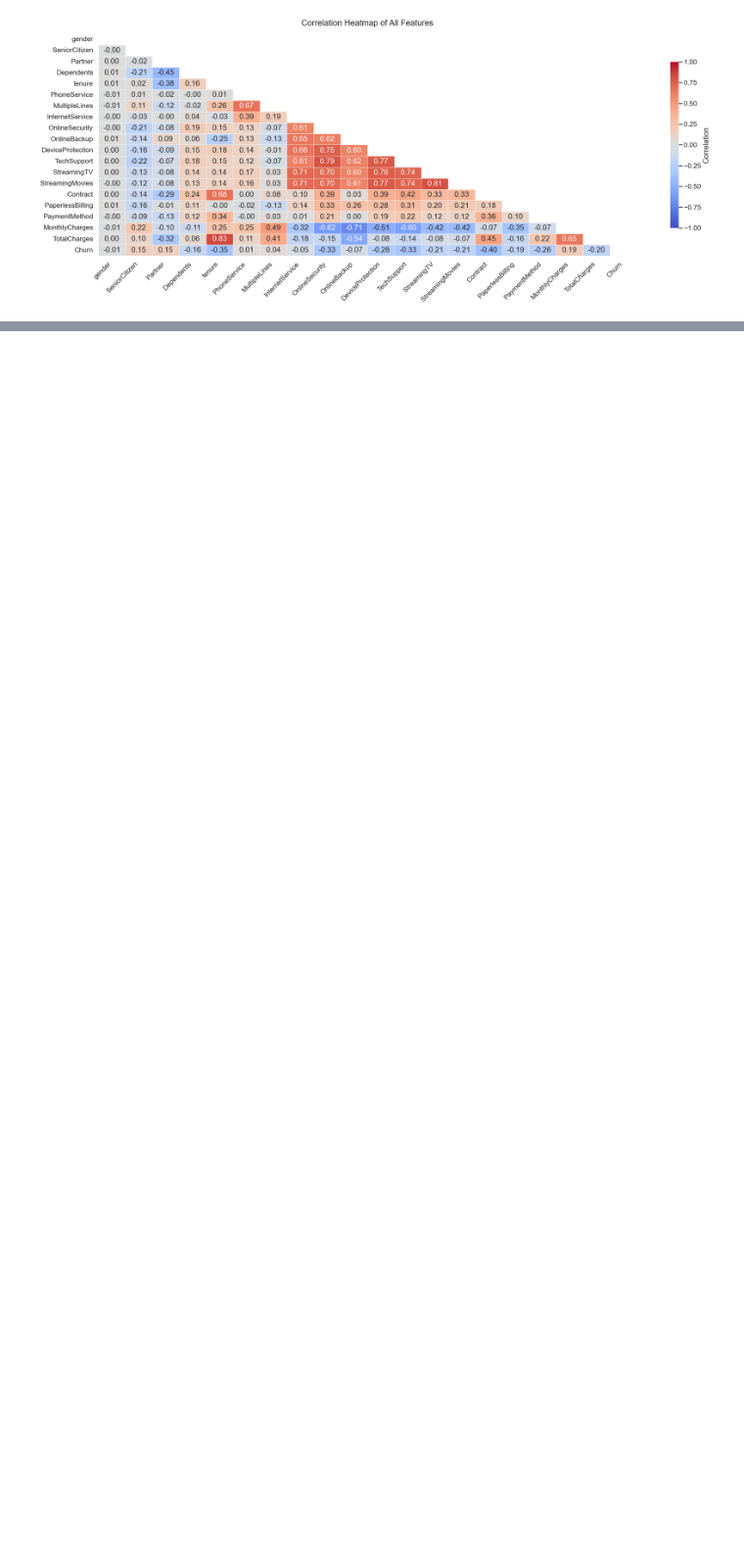
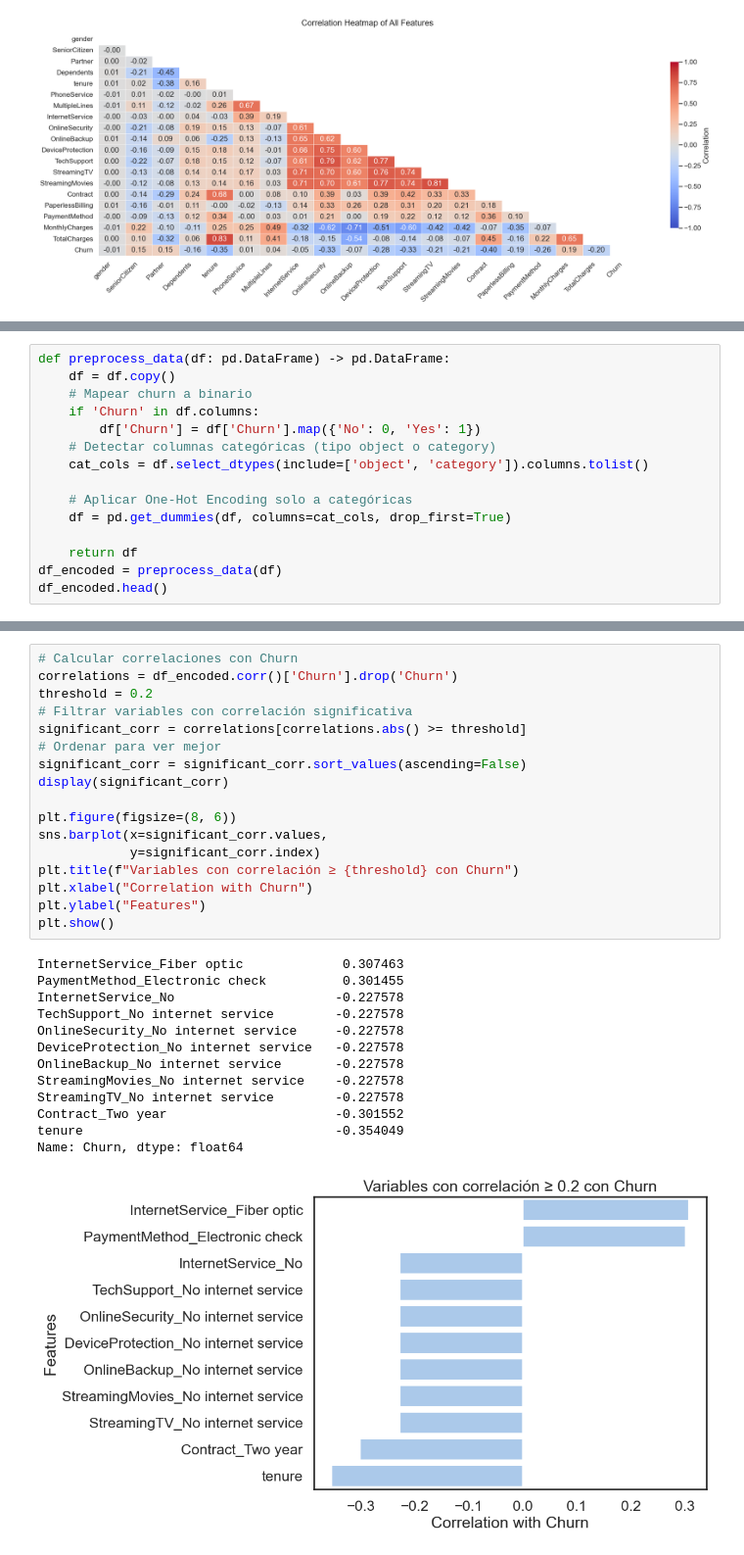
Before and after one commit to MVasquez95/Churn-Prediction, a Jupyter notebook: notebook.ipynb, the cells around one changed output, grey strips where cells are left out. Shown at 98% size. Drawn from its saved outputs; the diff is of its cells as text; blank space fills up the shorter version.

```diff
--- a/notebook.ipynb
+++ b/notebook.ipynb
@@ -1380,0 +1360,15 @@ for col in columns_to_analyze:
+# %%
+def preprocess_data(df: pd.DataFrame) -> pd.DataFrame:
+    df = df.copy()
+    # Mapear churn a binario
+    if 'Churn' in df.columns:
+        df['Churn'] = df['Churn'].map({'No': 0, 'Yes': 1})
+    # Detectar columnas categóricas (tipo object o category)
+    cat_cols = df.select_dtypes(include=['object', 'category']).columns.tolist()
+
+    # Aplicar One-Hot Encoding solo a categóricas
+    df = pd.get_dummies(df, columns=cat_cols, drop_first=True)
+
+    return df
+df_encoded = preprocess_data(df)
+df_encoded.head()
@@ -1380,0 +1387,31 @@ for col in columns_to_analyze:
+# %%
+# Calcular correlaciones con Churn
+correlations = df_encoded.corr()['Churn'].drop('Churn')
+threshold = 0.2
+# Filtrar variables con correlación significativa
+significant_corr = correlations[correlations.abs() >= threshold]
+# Ordenar para ver mejor
+significant_corr = significant_corr.sort_values(ascending=False)
+display(significant_corr)
+
+plt.figure(figsize=(8, 6))
+sns.barplot(x=significant_corr.values,
+            y=significant_corr.index)
+plt.title(f"Variables con correlación ≥ {threshold} con Churn")
+plt.xlabel("Correlation with Churn")
+plt.ylabel("Features")
+plt.show()
+# %% [output]
+InternetService_Fiber optic             0.307463
+PaymentMethod_Electronic check          0.301455
+InternetService_No                     -0.227578
+TechSupport_No internet service        -0.227578
+OnlineSecurity_No internet service     -0.227578
+DeviceProtection_No internet service   -0.227578
+OnlineBackup_No internet service       -0.227578
+StreamingMovies_No internet service    -0.227578
+StreamingTV_No internet service        -0.227578
+Contract_Two year                      -0.301552
+tenure                                 -0.354049
+Name: Churn, dtype: float64
+[figure, added]
```
Also changed, not shown: parts of 58 cells of this notebook.
